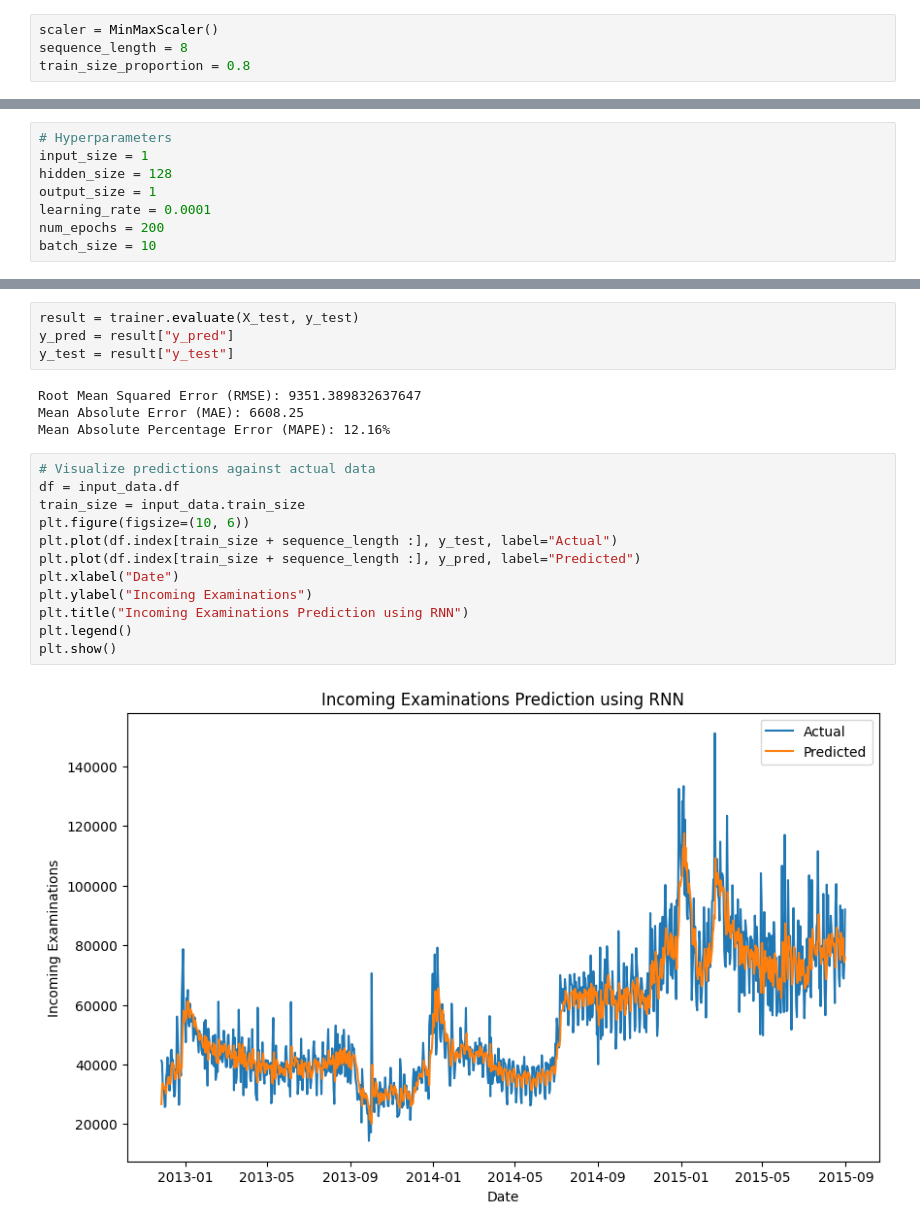
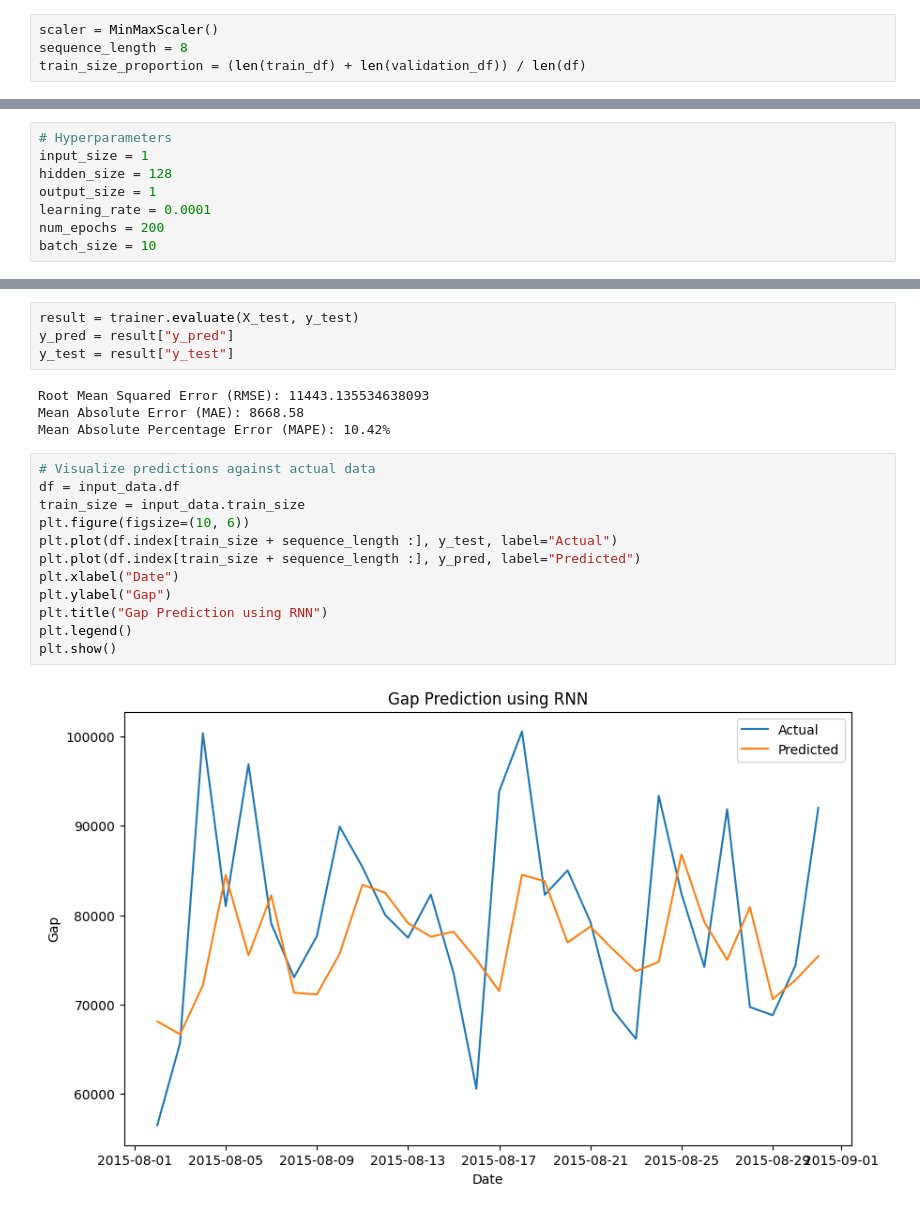
Before and after one commit to maestria-ds-eafit/proyecto-integrador-semestre-2, a Jupyter notebook: notebooks/time_series/lstm/lstm.ipynb, the cells around one changed output, grey strips where cells are left out. Drawn from its saved outputs; the diff is of its cells as text.

```diff
--- a/notebooks/time_series/lstm/lstm.ipynb
+++ b/notebooks/time_series/lstm/lstm.ipynb
@@ -31,7 +30,7 @@ df.head()
 # %%
 scaler = MinMaxScaler()
 sequence_length = 8
-train_size_proportion = 0.8
+train_size_proportion = (len(train_df) + len(validation_df)) / len(df)
 # %%
 input_data = InputData(
     df=df,
@@ -91,20 +90,20 @@ result = trainer.evaluate(X_test, y_test)
 y_pred = result["y_pred"]
 y_test = result["y_test"]
 # %% [output]
-Root Mean Squared Error (RMSE): 9351.389832637647
-Mean Absolute Error (MAE): 6608.25
-Mean Absolute Percentage Error (MAPE): 12.16%
+Root Mean Squared Error (RMSE): 11443.135534638093
+Mean Absolute Error (MAE): 8668.58
+Mean Absolute Percentage Error (MAPE): 10.42%
 # %%
 # Visualize predictions against actual data
 df = input_data.df
 train_size = input_data.train_size
 plt.figure(figsize=(10, 6))
 plt.plot(df.index[train_size + sequence_length :], y_test, label="Actual")
 plt.plot(df.index[train_size + sequence_length :], y_pred, label="Predicted")
 plt.xlabel("Date")
-plt.ylabel("Incoming Examinations")
-plt.title("Incoming Examinations Prediction using RNN")
+plt.ylabel("Gap")
+plt.title("Gap Prediction using RNN")
 plt.legend()
 plt.show()
 # %% [output]
-[figure, old version]
+[figure, new version]
```
Also changed, not shown: parts of 2 cells of this notebook, 1 other file.
